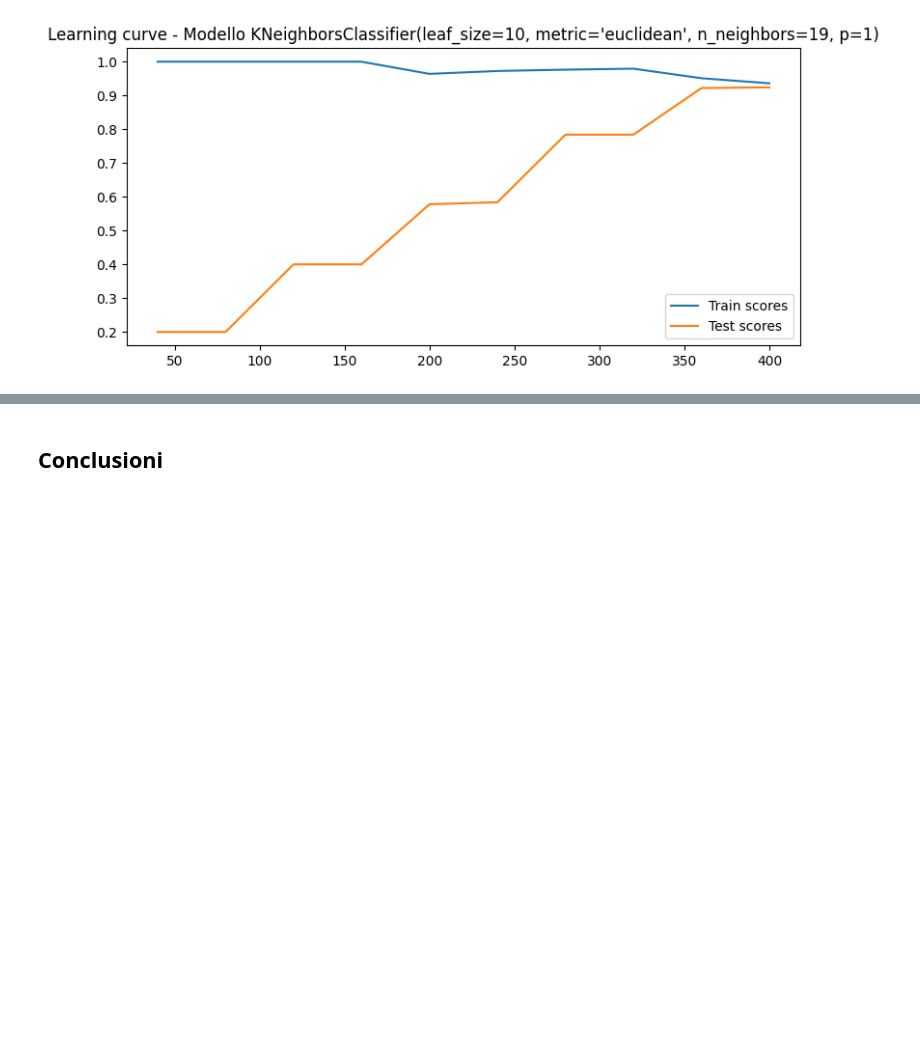
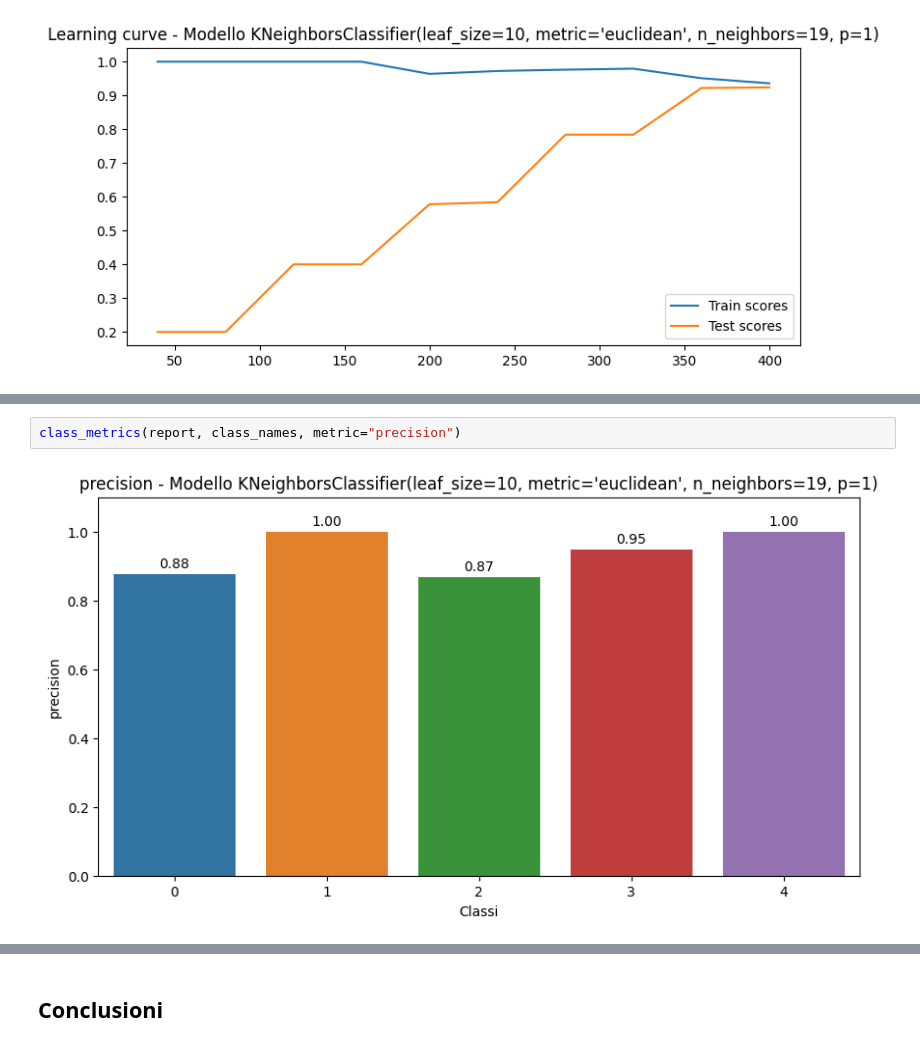
Before and after one commit to crypto-infinity/proai, a Jupyter notebook: course4-ml-algorithms/project/frutti_esotici.ipynb, the cells around one changed output, grey strips where cells are left out. Saved outputs shown, nothing was run; the diff lists cells and outputs as text; blank space fills up the shorter version.

```diff
--- a/course4-ml-algorithms/project/frutti_esotici.ipynb
+++ b/course4-ml-algorithms/project/frutti_esotici.ipynb
@@ -748,0 +750,4 @@ feature_importance(report, class_names, metric="f1-score")
+# %%
+class_metrics(report, class_names, metric="precision")
+# %% [output]
+[figure, added]
```
Also changed, not shown: parts of 28 cells of this notebook.
